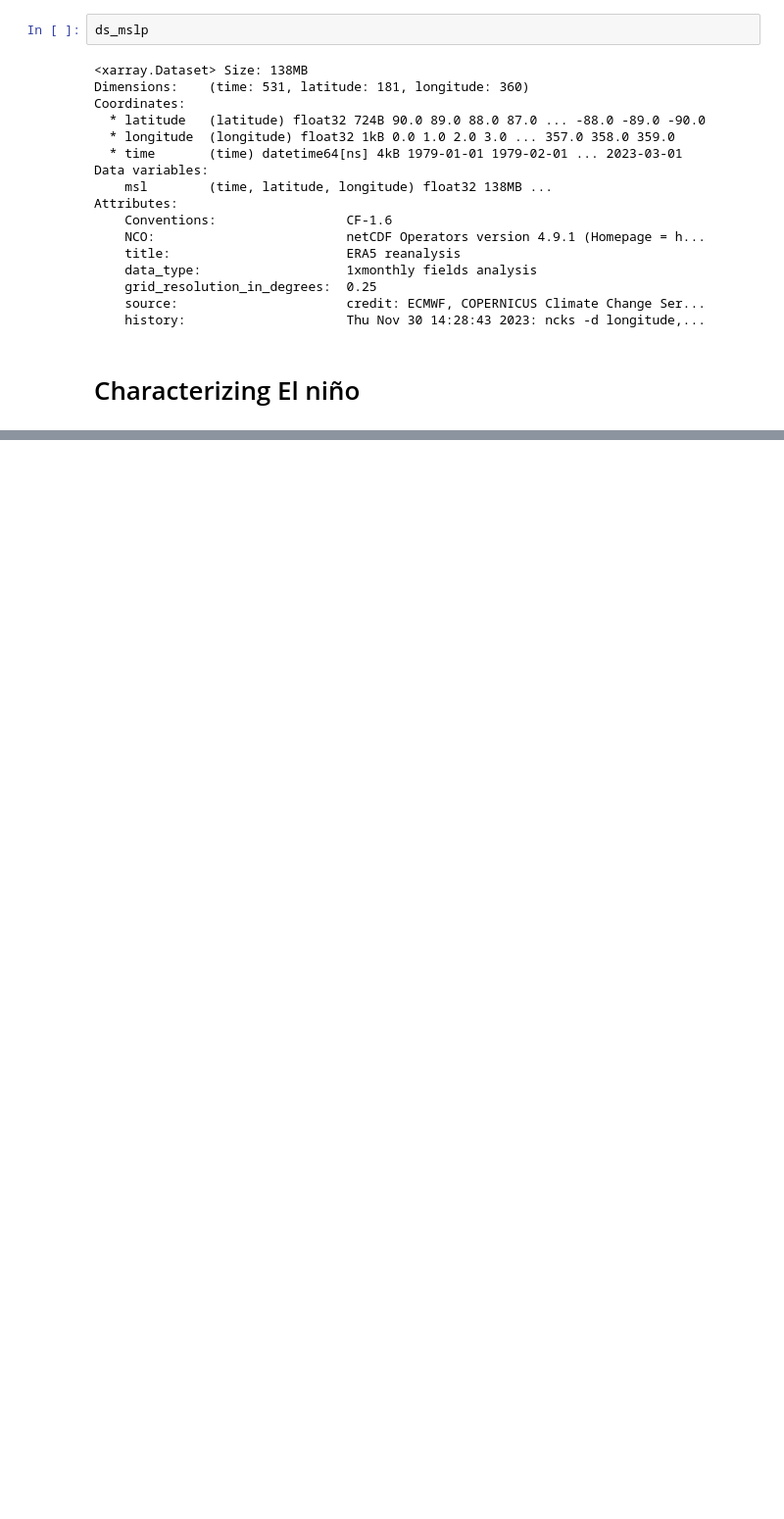
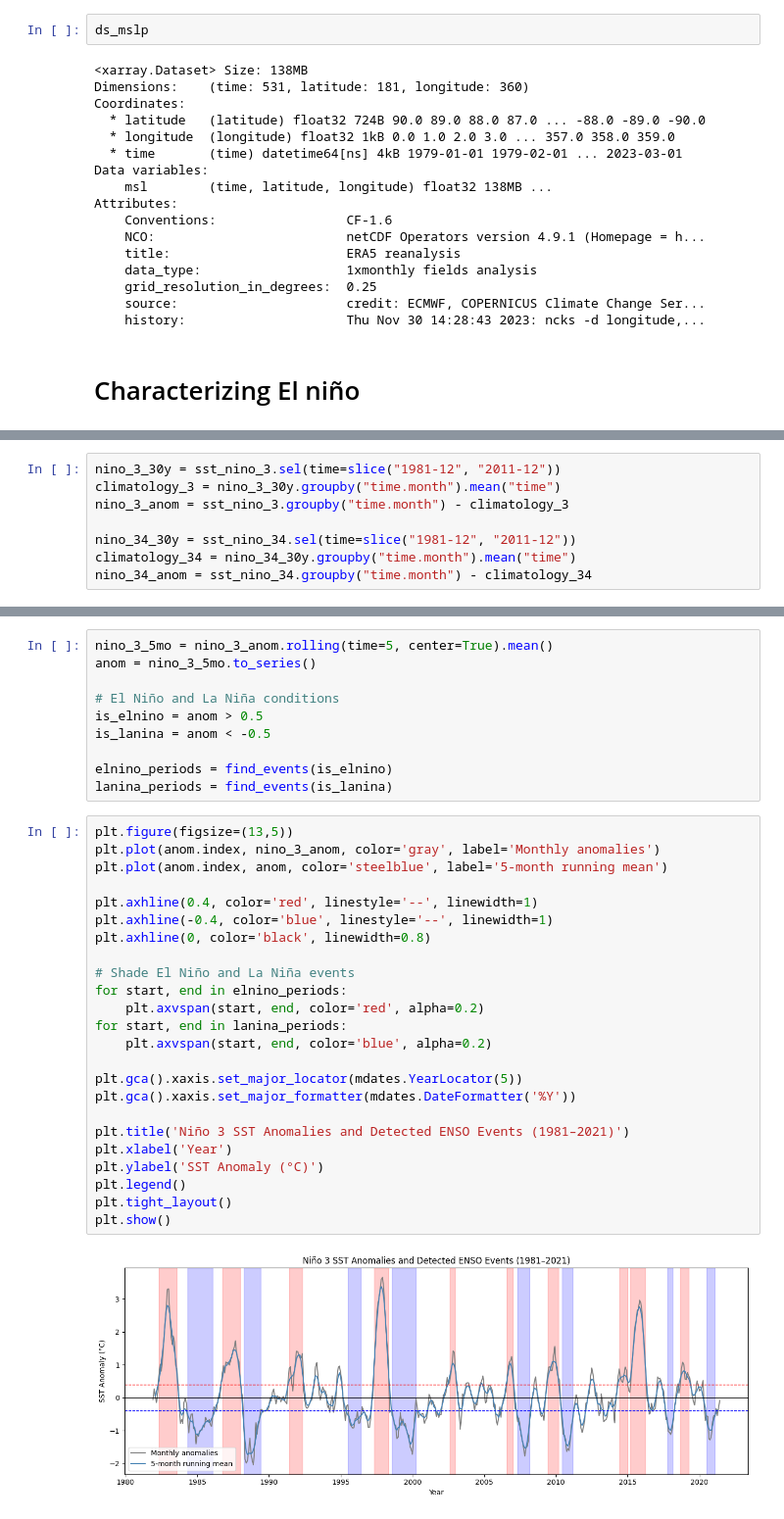
Before and after one commit to marianaolm/ML-climate, a Jupyter notebook: project_elnino.ipynb, the cells around one changed output, grey strips where cells are left out. Shown at 98% size. Cells and saved outputs as stored; diff of their text form; blank space fills up the shorter version.

```diff
--- a/project_elnino.ipynb
+++ b/project_elnino.ipynb
@@ -130,0 +159,8 @@ sst_nino_4   = sst.sel(**nino_4).mean(dim=["lat", "lon"])
+# %%
+nino_3_30y = sst_nino_3.sel(time=slice("1981-12", "2011-12"))
+climatology_3 = nino_3_30y.groupby("time.month").mean("time")
+nino_3_anom = sst_nino_3.groupby("time.month") - climatology_3
+
+nino_34_30y = sst_nino_34.sel(time=slice("1981-12", "2011-12"))
+climatology_34 = nino_34_30y.groupby("time.month").mean("time")
+nino_34_anom = sst_nino_34.groupby("time.month") - climatology_34
@@ -130,0 +189,36 @@ sst_nino_4   = sst.sel(**nino_4).mean(dim=["lat", "lon"])
+# %%
+nino_3_5mo = nino_3_anom.rolling(time=5, center=True).mean()
+anom = nino_3_5mo.to_series()
+
+# El Niño and La Niña conditions
+is_elnino = anom > 0.5
+is_lanina = anom < -0.5
+
+elnino_periods = find_events(is_elnino)
+lanina_periods = find_events(is_lanina)
+# %%
+plt.figure(figsize=(13,5))
+plt.plot(anom.index, nino_3_anom, color='gray', label='Monthly anomalies')
+plt.plot(anom.index, anom, color='steelblue', label='5-month running mean')
+
+plt.axhline(0.4, color='red', linestyle='--', linewidth=1)
+plt.axhline(-0.4, color='blue', linestyle='--', linewidth=1)
+plt.axhline(0, color='black', linewidth=0.8)
+
+# Shade El Niño and La Niña events
+for start, end in elnino_periods:
+    plt.axvspan(start, end, color='red', alpha=0.2)
+for start, end in lanina_periods:
+    plt.axvspan(start, end, color='blue', alpha=0.2)
+
+plt.gca().xaxis.set_major_locator(mdates.YearLocator(5))
+plt.gca().xaxis.set_major_formatter(mdates.DateFormatter('%Y'))
+
+plt.title('Niño 3 SST Anomalies and Detected ENSO Events (1981–2021)')
+plt.xlabel('Year')
+plt.ylabel('SST Anomaly (°C)')
+plt.legend()
+plt.tight_layout()
+plt.show()
+# %% [output]
+[figure, added]
```
Also changed, not shown: parts of 21 cells of this notebook.
